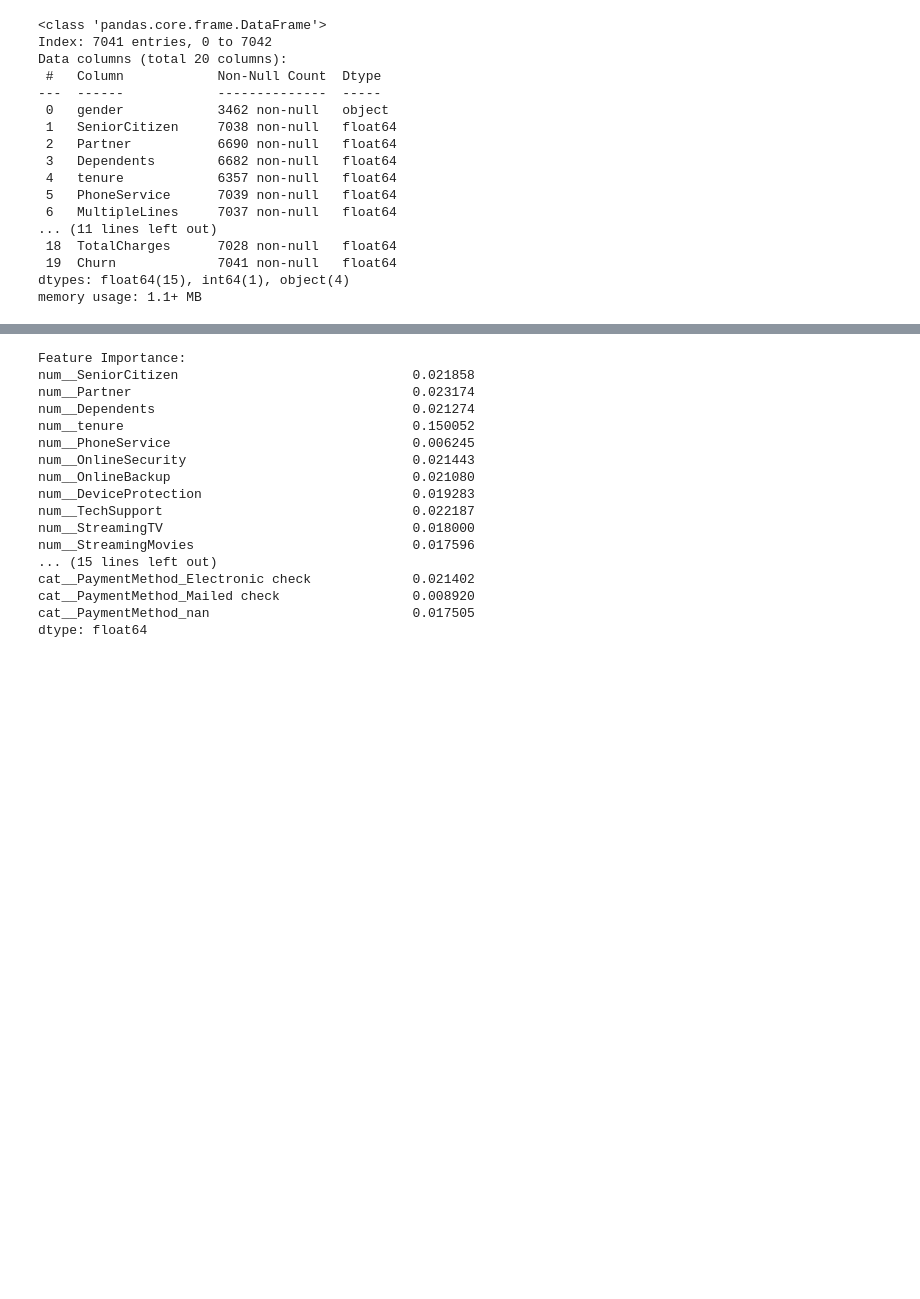
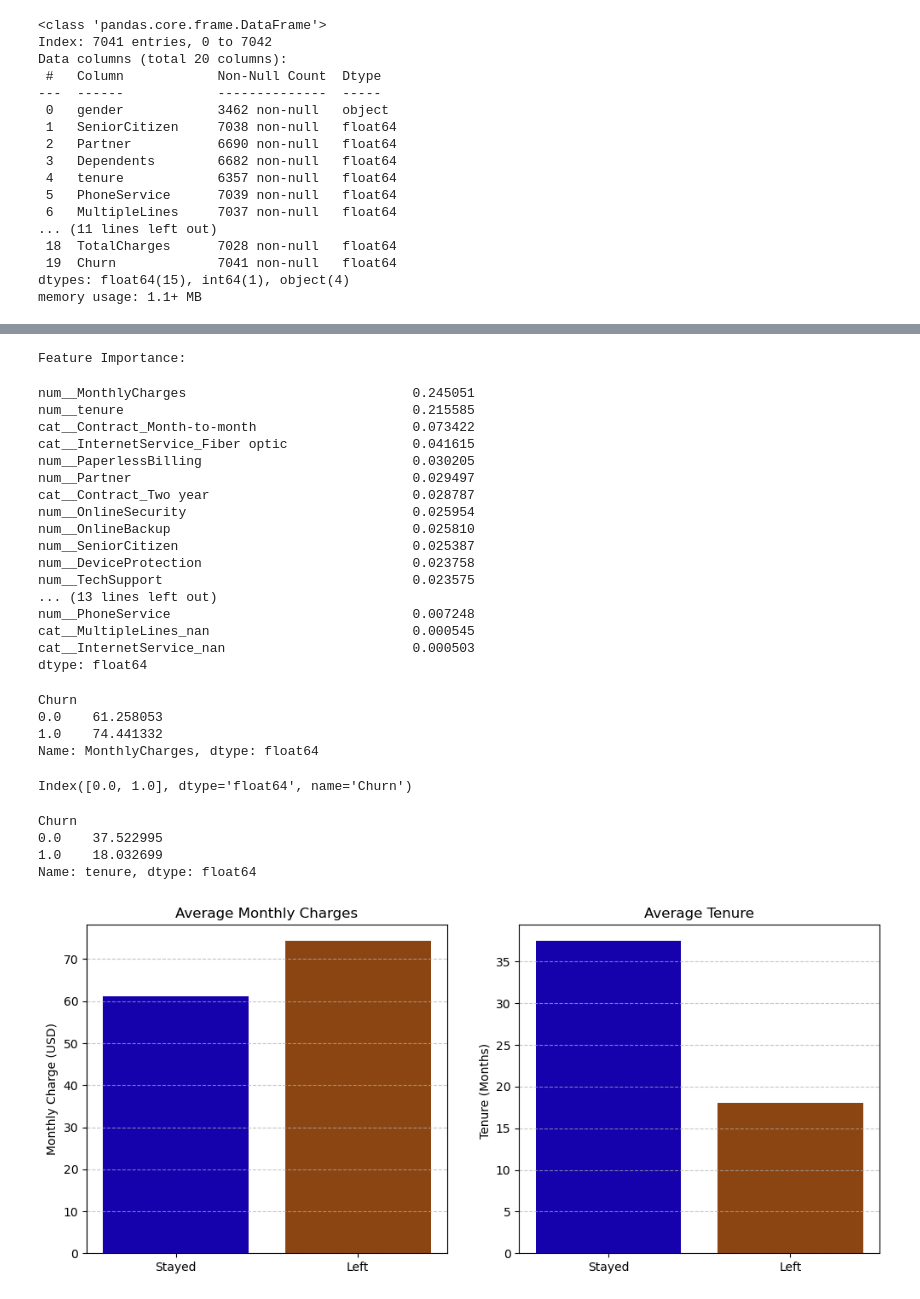
Before and after one commit to brooks-reece/ML-Case-Study, a Jupyter notebook: Alberta.ipynb, the cells around one changed output, grey strips where cells are left out. Cells and saved outputs as stored; diff of their text form; code cells hidden in the pictures; blank space fills up the shorter version.

```diff
--- a/Alberta.ipynb
+++ b/Alberta.ipynb
@@ -398,22 +419,60 @@ feat_imp_df = pd.Series(
 )
 
 print("\nFeature Importance:")
-print(feat_imp_df)
+feat_imp_df.sort_values(ascending=False)
 # %% [output]
 Feature Importance:
-num__SeniorCitizen                              0.021858
-num__Partner                                    0.023174
-num__Dependents                                 0.021274
-num__tenure                                     0.150052
-num__PhoneService                               0.006245
-num__OnlineSecurity                             0.021443
-num__OnlineBackup                               0.021080
-num__DeviceProtection                           0.019283
-num__TechSupport                                0.022187
-num__StreamingTV                                0.018000
-num__StreamingMovies                            0.017596
-... (15 lines left out)
-cat__PaymentMethod_Electronic check             0.021402
-cat__PaymentMethod_Mailed check                 0.008920
-cat__PaymentMethod_nan                          0.017505
-dtype: float64
+num__MonthlyCharges                             0.245051
+num__tenure                                     0.215585
+cat__Contract_Month-to-month                    0.073422
+cat__InternetService_Fiber optic                0.041615
+num__PaperlessBilling                           0.030205
+num__Partner                                    0.029497
+cat__Contract_Two year                          0.028787
+num__OnlineSecurity                             0.025954
+num__OnlineBackup                               0.025810
+num__SeniorCitizen                              0.025387
+num__DeviceProtection                           0.023758
+num__TechSupport                                0.023575
+... (13 lines left out)
+num__PhoneService                               0.007248
+cat__MultipleLines_nan                          0.000545
+cat__InternetService_nan                        0.000503
+dtype: float64
+# %%
+churn_monthly_grp = alca_df.groupby('Churn')['MonthlyCharges'].mean()
+churn_monthly_grp
+# %% [output]
+Churn
+0.0    61.258053
+1.0    74.441332
+Name: MonthlyCharges, dtype: float64
+# %%
+churn_monthly_grp.index
+# %% [output]
+Index([0.0, 1.0], dtype='float64', name='Churn')
+# %%
+churn_tenure_grp = alca_df.groupby('Churn')['tenure'].mean()
+churn_tenure_grp
+# %% [output]
+Churn
+0.0    37.522995
+1.0    18.032699
+Name: tenure, dtype: float64
+# %%
+fig, ax = plt.subplots(1, 2, figsize=(12, 5))
+
+ax[0].bar(['Stayed', 'Left'], churn_monthly_grp, color=['#1602AD', '#8B4513'])
+ax[0].set_ylabel('Monthly Charge (USD)')
+ax[0].set_title('Average Monthly Charges')
+ax[0].grid(True, axis='y', linestyle='--', alpha=0.7)
+
+ax[1].bar(['Stayed', 'Left'], churn_tenure_grp, color=['#1602AD', '#8B4513'])
+ax[1].set_ylabel('Tenure (Months) ')
+ax[1].set_title('Average Tenure')
+ax[1].grid(True, axis='y', linestyle='--', alpha=0.7)
+
+plt.tight_layout
+plt.show()
+# %% [output]
+[figure, added]
```
Also changed, not shown: parts of 13 cells of this notebook.
